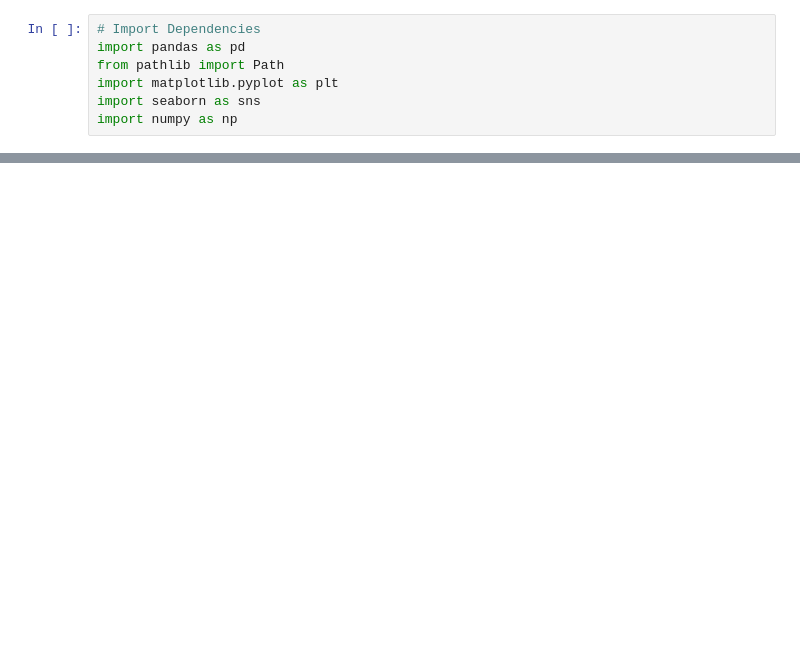
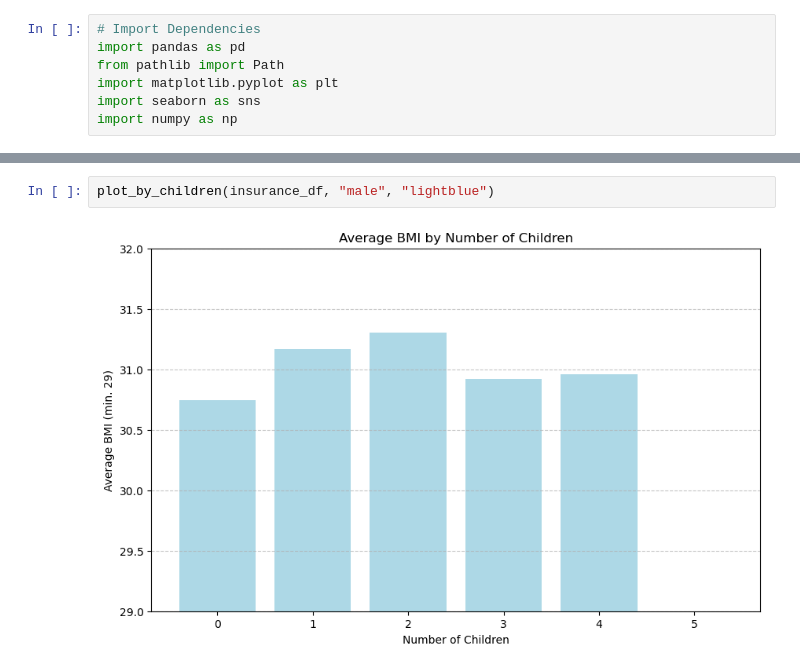
Before and after one commit to JohanaMarie/project_1, a Jupyter notebook: Insurance.ipynb, the cells around one changed output, grey strips where cells are left out. Drawn from its saved outputs; the diff is of its cells as text; blank space fills up the shorter version.

```diff
--- a/Insurance.ipynb
+++ b/Insurance.ipynb
@@ -67,0 +75,4 @@ plt.ylim(29, 32)
+# %%
+plot_by_children(insurance_df, "male", "lightblue")
+# %% [output]
+[figure, added]
```
Also changed, not shown: parts of 13 cells of this notebook, 1 other file.
